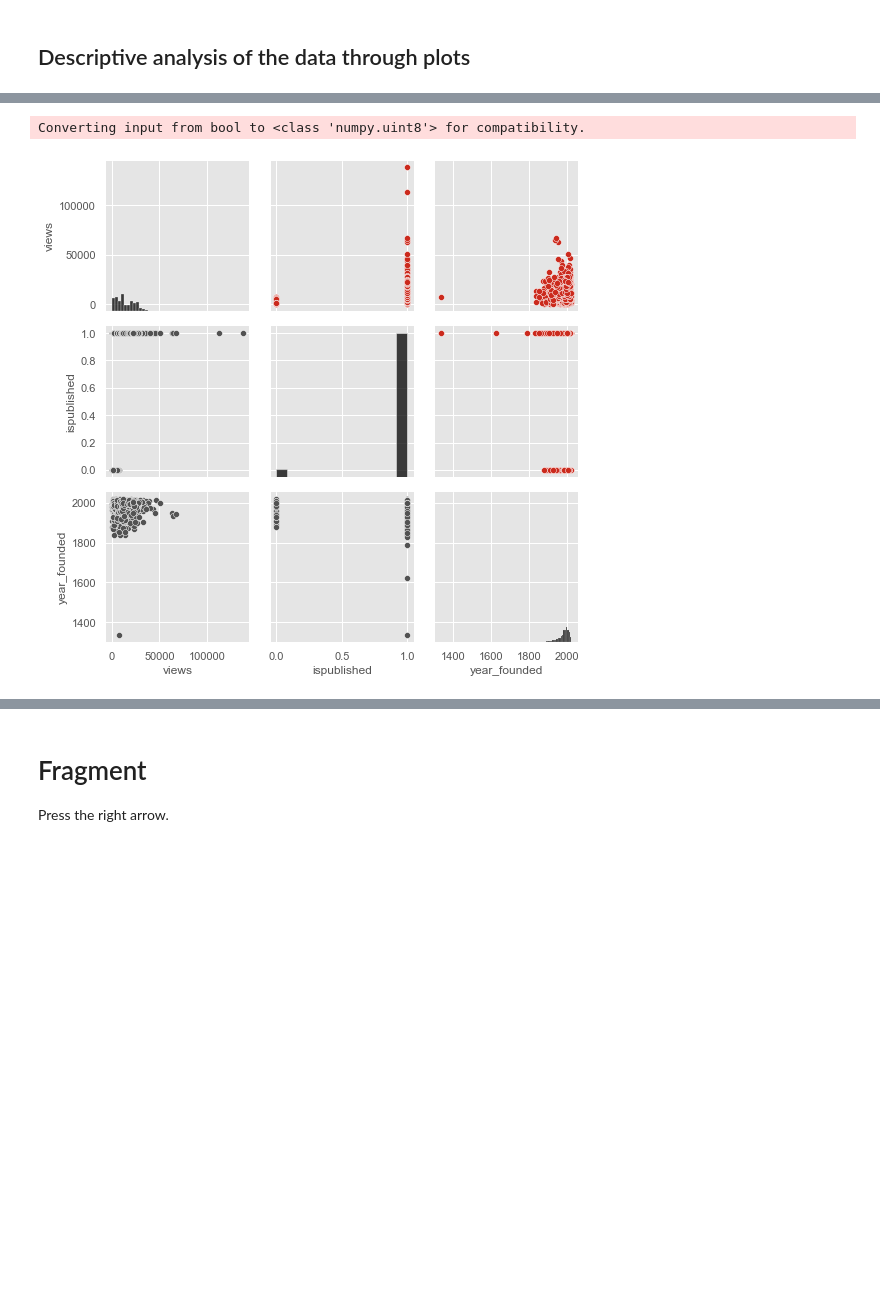
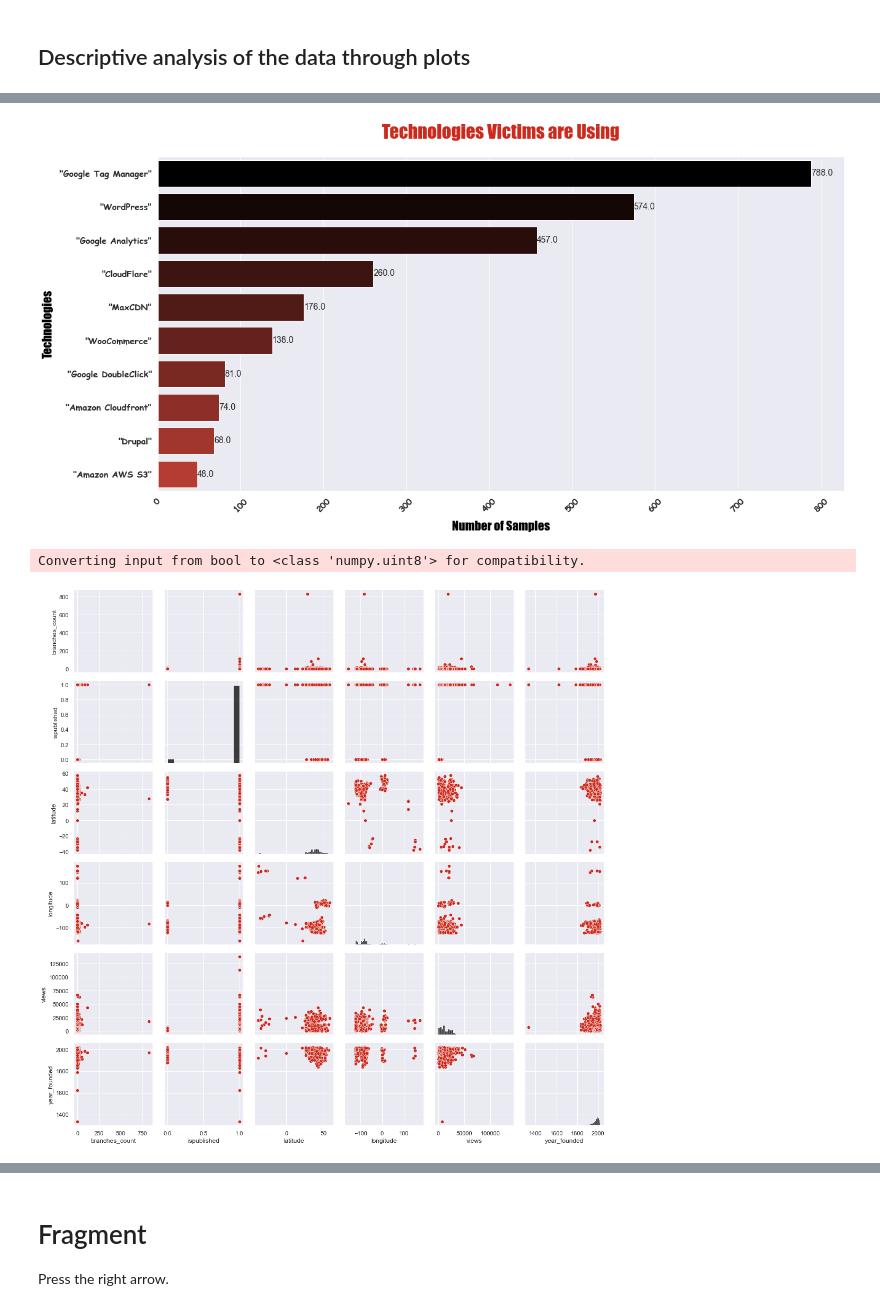
Before and after one commit to DoniaEsawi/Ransomware-Revealed, a Jupyter notebook: jupyter2slides/static/presentation_template.ipynb, the cells around one changed output, grey strips where cells are left out. Cells and saved outputs as stored; diff of their text form; code cells hidden in the pictures; blank space fills up the shorter version.

```diff
--- a/jupyter2slides/static/presentation_template.ipynb
+++ b/jupyter2slides/static/presentation_template.ipynb
@@ -169,9 +250,37 @@ plt.show()
+# %%
+# count the number of empty lists in the `technologies_used` column
+# count nulls first
+df_attacked_technologies = df_attacked.copy()
+col = df_attacked_technologies['technologies_used'].dropna()
+# count empty lists
+new_col = col.apply(lambda x:  1 if len(x)== 2 else 0)
+col2= df_attacked.copy()
+# drop nulls in the `technologies_used` column
+col2.dropna(subset=['technologies_used'], inplace=True)
+new_col2 = col2[col2["technologies_used"]!="[]"]
+techs = new_col2['technologies_used'].apply(lambda x: x[1:-1].split(','))
+#count each technology
+techs = techs.explode()
+# plot the top 10 technologies used by companies
+color_palette = sns.color_palette("blend:#CB2A1D,#000", 10)
+plt.figure(figsize=(20, 10))
+ax = sns.countplot(y=techs, order=techs.value_counts().iloc[:10].index, palette=color_palette[::-1])
+ax.bar_label(ax.containers[0], fmt='%.1f', fontsize=14)
+plt.xticks(rotation=45, fontsize=14, fontweight='bold', fontfamily='cursive')
+plt.yticks(fontsize=14, fontweight='bold', fontfamily='cursive')
+plt.title('Technologies Victims are Using', fontdict={'fontsize': 30, 'fontweight': 'bold', 'color': '#CB2A1D', 'fontfamily': 'fantasy'}, pad=30, )
+plt.xlabel('Number of Samples', fontdict={'fontsize': 20, 'fontweight': 'medium', 'color': '#000', 'fontfamily': 'fantasy'}, labelpad=10)
+plt.ylabel('Technologies', fontdict={'fontsize': 20, 'fontweight': 'medium', 'color': '#000', 'fontfamily': 'fantasy'}, labelpad=10)
+plt.show()
+# %% [output]
+[figure, added]
 # %%
-g = sns.PairGrid(df_attacked[["views", "ispublished", "year_founded"]])
+sns.set_theme('notebook', style='darkgrid')
+g = sns.PairGrid(df_attacked, palette=color_palette)
 g.map_upper(sns.scatterplot,color='#CB2A1D')
-g.map_lower(sns.scatterplot, color='#525252')
-g.map_diag(sns.histplot, color='black')
+g.map_lower(sns.scatterplot, color='#CB2A1D')
+g.map_diag(sns.histplot, color='#000')
 plt.show()
 # %% [output]
 Converting input from bool to <class 'numpy.uint8'> for compatibility.
-[figure, old version]
+[figure, new version]
```
Also changed, not shown: parts of 17 cells of this notebook, 4 other files.
